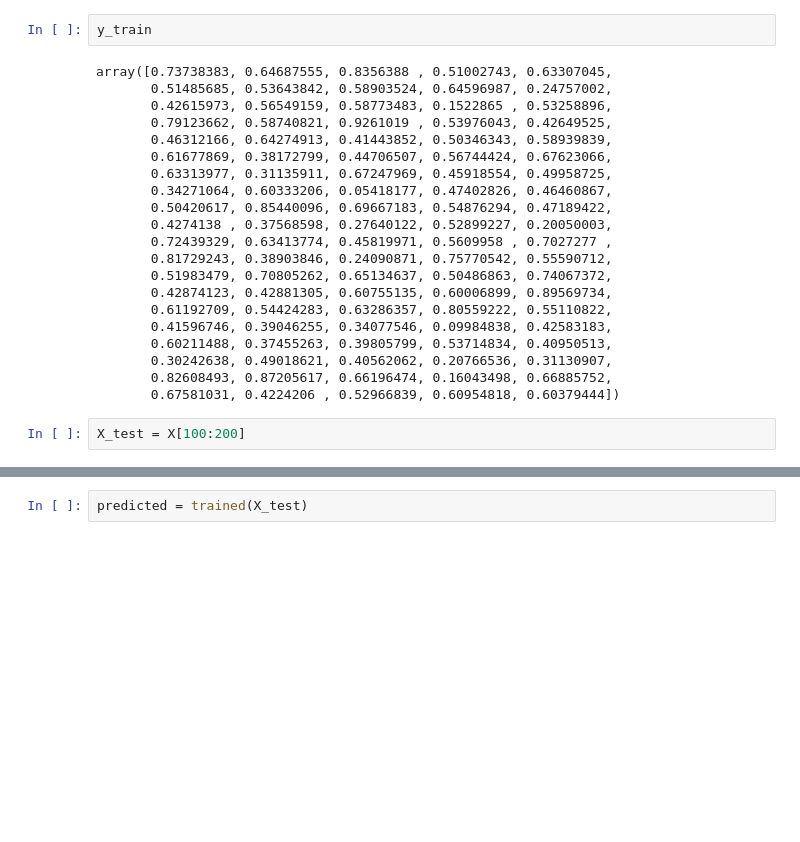
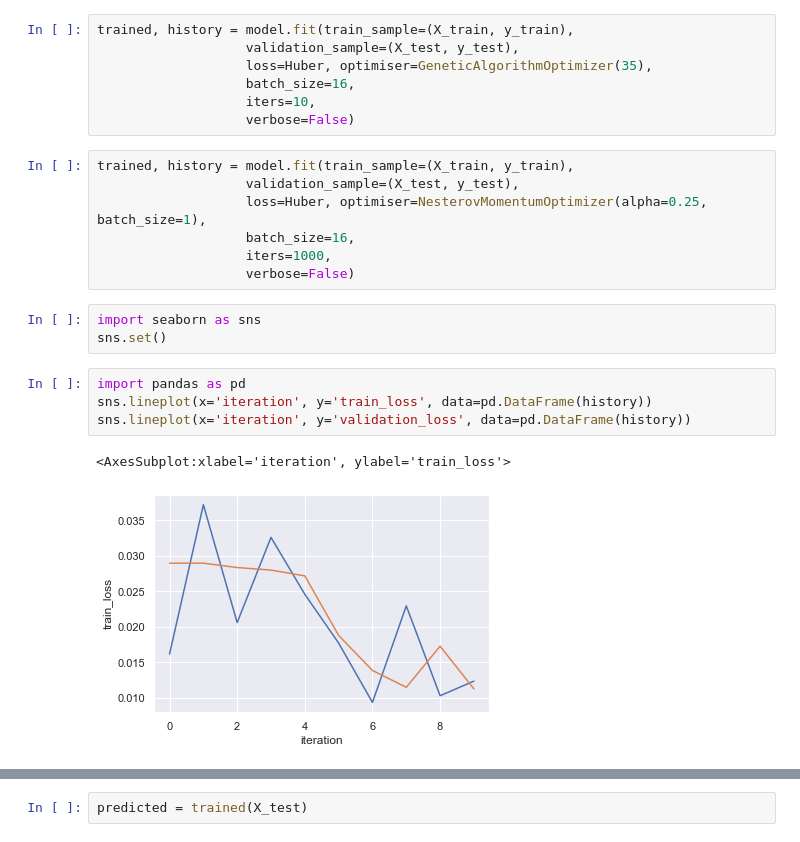
Before and after one commit to tupoylogin/Neural_Net_Genetic_Alg, a Jupyter notebook: Untitled.ipynb, the cells around one changed output, grey strips where cells are left out. Drawn from its saved outputs; the diff is of its cells as text; blank space fills up the shorter version.

```diff
--- a/Untitled.ipynb
+++ b/Untitled.ipynb
@@ -43,25 +20,24 @@ best individual - 0
-# %%
-y_train
-# %% [output]
-array([0.73738383, 0.64687555, 0.8356388 , 0.51002743, 0.63307045,
-       0.51485685, 0.53643842, 0.58903524, 0.64596987, 0.24757002,
-       0.42615973, 0.56549159, 0.58773483, 0.1522865 , 0.53258896,
-       0.79123662, 0.58740821, 0.9261019 , 0.53976043, 0.42649525,
-       0.46312166, 0.64274913, 0.41443852, 0.50346343, 0.58939839,
-       0.61677869, 0.38172799, 0.44706507, 0.56744424, 0.67623066,
-       0.63313977, 0.31135911, 0.67247969, 0.45918554, 0.49958725,
-       0.34271064, 0.60333206, 0.05418177, 0.47402826, 0.46460867,
-       0.50420617, 0.85440096, 0.69667183, 0.54876294, 0.47189422,
-       0.4274138 , 0.37568598, 0.27640122, 0.52899227, 0.20050003,
-       0.72439329, 0.63413774, 0.45819971, 0.5609958 , 0.7027277 ,
-       0.81729243, 0.38903846, 0.24090871, 0.75770542, 0.55590712,
-       0.51983479, 0.70805262, 0.65134637, 0.50486863, 0.74067372,
-       0.42874123, 0.42881305, 0.60755135, 0.60006899, 0.89569734,
-       0.61192709, 0.54424283, 0.63286357, 0.80559222, 0.55110822,
-       0.41596746, 0.39046255, 0.34077546, 0.09984838, 0.42583183,
-       0.60211488, 0.37455263, 0.39805799, 0.53714834, 0.40950513,
-       0.30242638, 0.49018621, 0.40562062, 0.20766536, 0.31130907,
-       0.82608493, 0.87205617, 0.66196474, 0.16043498, 0.66885752,
-       0.67581031, 0.4224206 , 0.52966839, 0.60954818, 0.60379444])
-# %%
-X_test = X[100:200]
+# %%
+trained, history = model.fit(train_sample=(X_train, y_train),
+                   validation_sample=(X_test, y_test),
+                   loss=Huber, optimiser=GeneticAlgorithmOptimizer(35),
+                   batch_size=16,
+                   iters=10,
+                   verbose=False)
+# %%
+trained, history = model.fit(train_sample=(X_train, y_train),
+                   validation_sample=(X_test, y_test),
+                   loss=Huber, optimiser=NesterovMomentumOptimizer(alpha=0.25, batch_size=1),
+                   batch_size=16,
+                   iters=1000,
+                   verbose=False)
+# %%
+import seaborn as sns
+sns.set()
+# %%
+import pandas as pd
+sns.lineplot(x='iteration', y='train_loss', data=pd.DataFrame(history))
+sns.lineplot(x='iteration', y='validation_loss', data=pd.DataFrame(history))
+# %% [output]
+<AxesSubplot:xlabel='iteration', ylabel='train_loss'>
+[figure, added]
```
Also changed, not shown: parts of 20 cells of this notebook, 6 other files.
